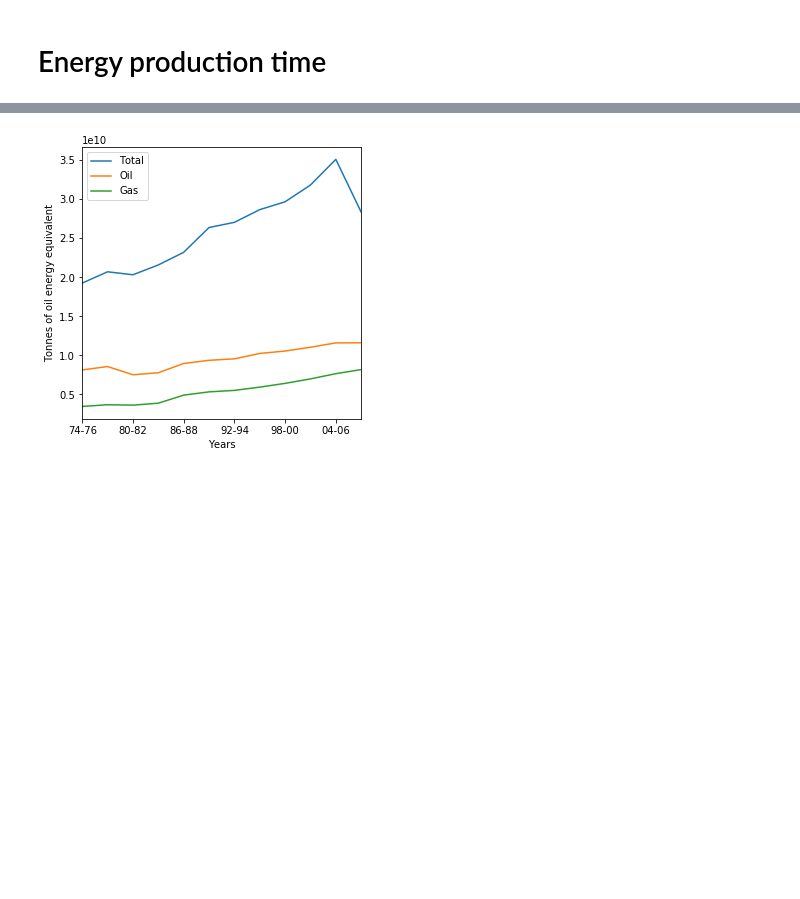
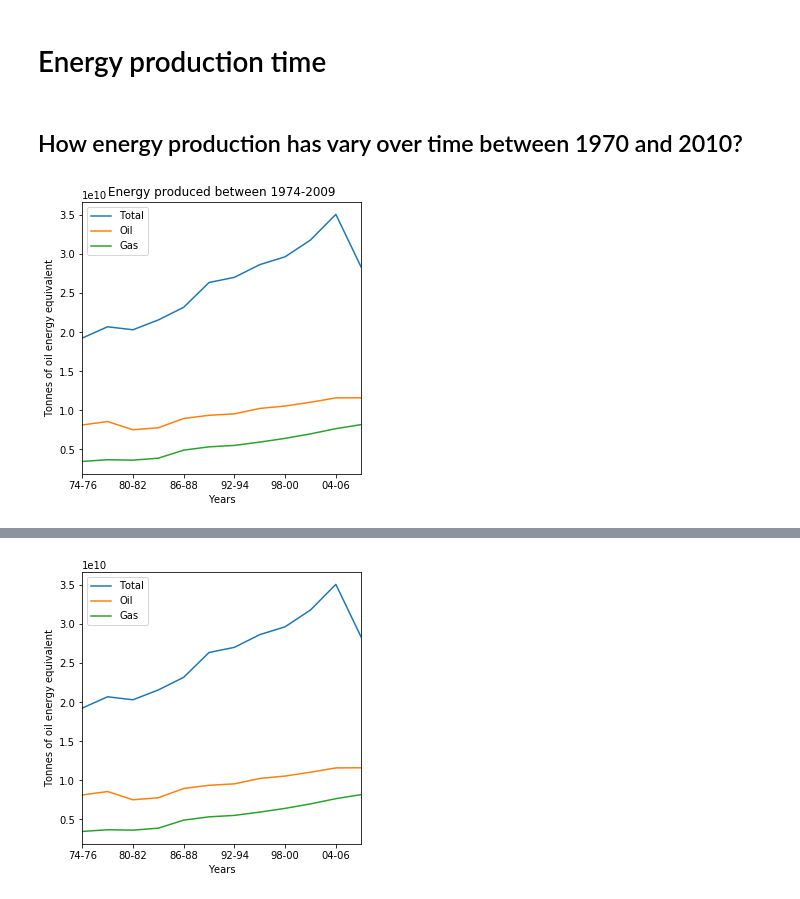
Before and after one commit to reneang17/data-analyst, a Jupyter notebook: gapminder_energy/gapminder_energy_production.ipynb, the cells around one changed output, grey strips where cells are left out. Saved outputs shown, nothing was run; the diff lists cells and outputs as text; code cells hidden in the pictures; blank space fills up the shorter version.

```diff
--- a/gapminder_energy/gapminder_energy_production.ipynb
+++ b/gapminder_energy/gapminder_energy_production.ipynb
@@ -442,3 +444,16 @@ norway            1.373290e+09
 dtype: float64
 # %% [markdown]
 # Energy production time
+# %% [markdown]
+## How energy production has vary over time between 1970 and 2010?
+# %%
+fig, ax = plt.subplots(figsize=(5, 5))
+df.sum(axis=1)['total'].plot()
+df.sum(axis=1)['oil'].plot()
+df.sum(axis=1)['gas'].plot()
+plt.title('Energy produced between 1974-2009')
+ax.legend([ "Total","Oil","Gas"]);
+plt.xlabel("Years")
+plt.ylabel("Tonnes of oil energy equivalent");
+# %% [output]
+[figure, added]
```
Also changed, not shown: parts of 23 cells of this notebook.
